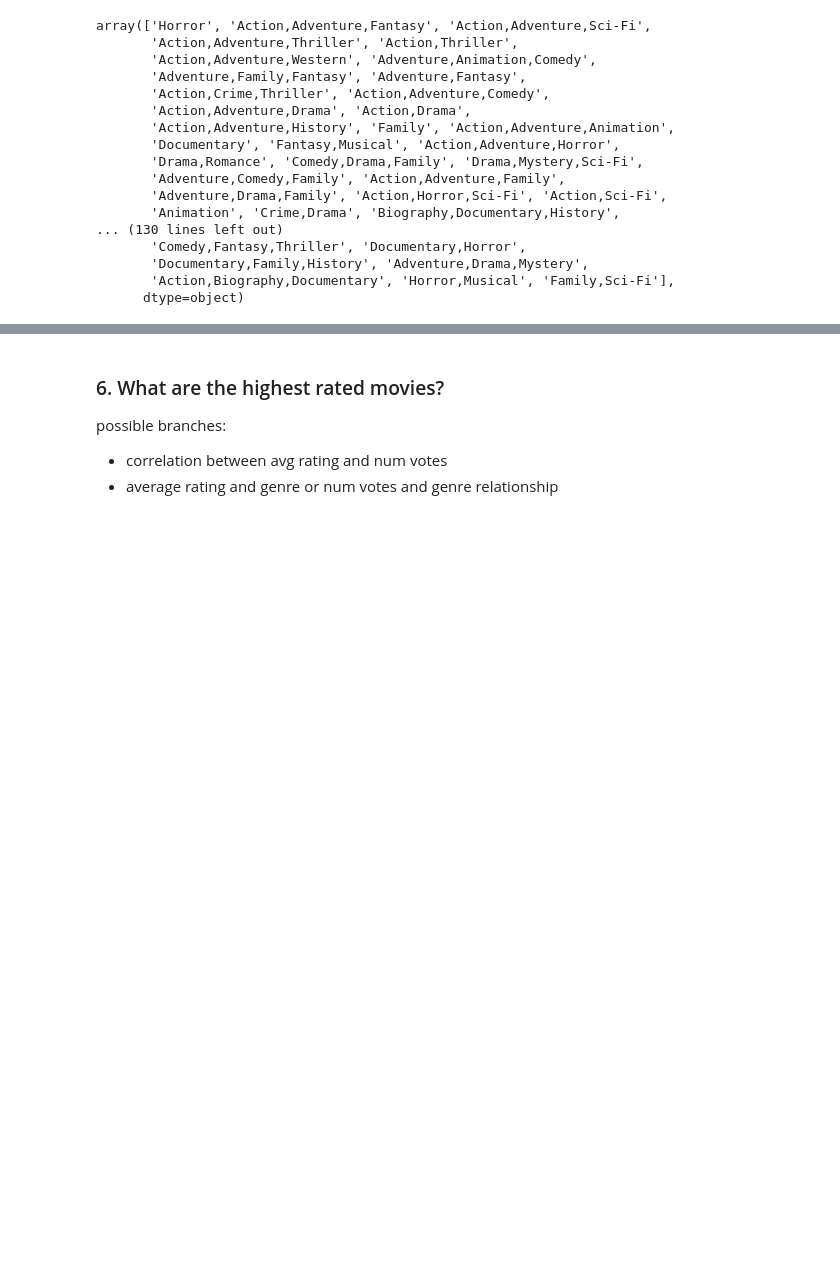
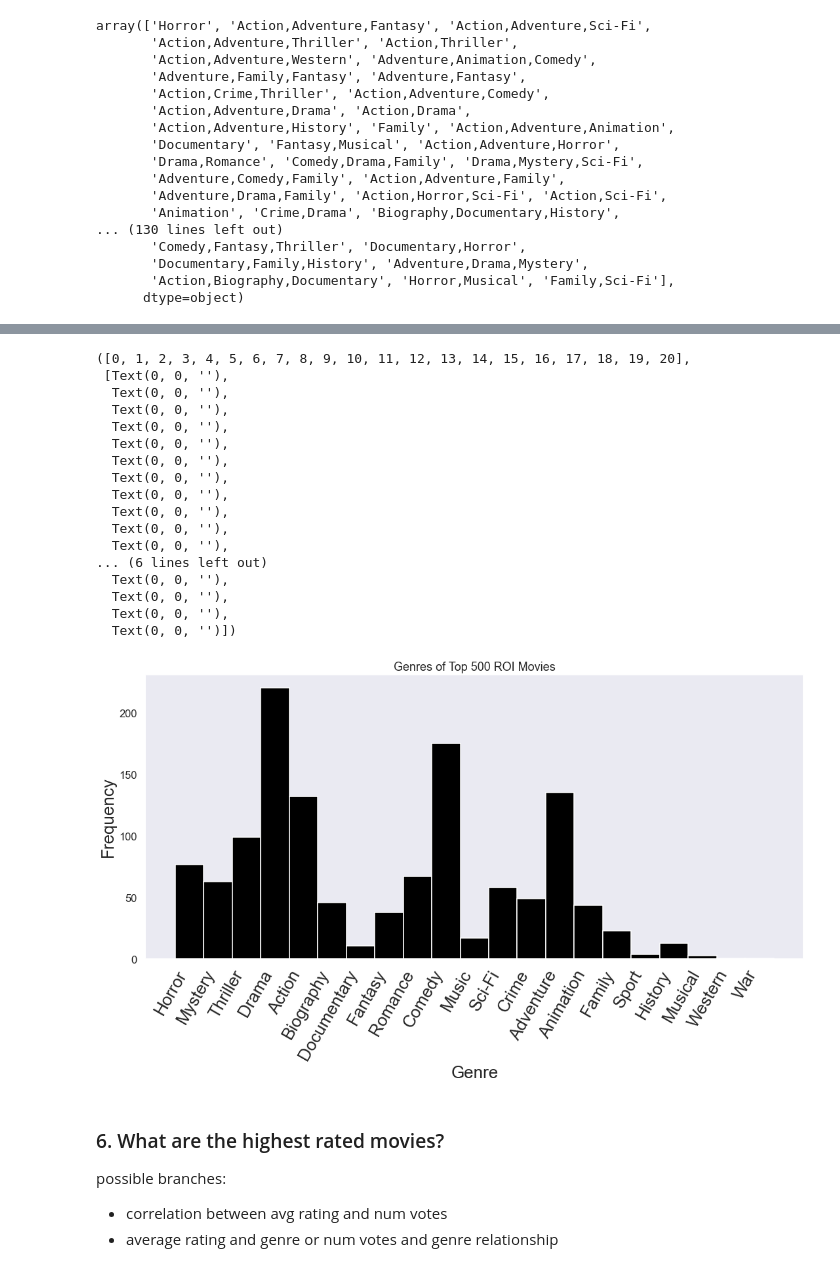
Before and after one commit to hoganbyun/Movie_analysis, a Jupyter notebook: Phase 1 Project Code.ipynb, the cells around one changed output, grey strips where cells are left out. Cells and saved outputs as stored; diff of their text form; code cells hidden in the pictures; blank space fills up the shorter version.

```diff
--- a/Phase 1 Project Code.ipynb
+++ b/Phase 1 Project Code.ipynb
@@ -511,0 +658,4 @@ profit_genres_df[0:15]
+# %%
+sort_roi_genres_df = profit_genres_df.sort_values(by = 'ROI', ascending = False)
+top_roi_genres_df = sort_roi_genres_df.head(500)
+top_roi_genres_df.head()
@@ -511,0 +675,2 @@ profit_genres_df[0:15]
+# %%
+top_roi_genres_df = top_roi_genres_df.drop([796])
@@ -511,0 +681,3 @@ profit_genres_df[0:15]
+# %%
+top_roi_genres_df['genres_split'] = top_roi_genres_df['genres'].map(lambda x: x.split(",") if x else x)
+top_roi_genres_df.head()
@@ -511,0 +691,10 @@ profit_genres_df[0:15]
+# %%
+# get a dictionary of counts of genres for each movie
+roi_genre_dict = {}
+for genre_list in top_roi_genres_df['genres_split']:
+    for genre in genre_list:
+        if genre in roi_genre_dict.keys():
+            roi_genre_dict[genre] += 1
+        else:
+            roi_genre_dict[genre] = 0
+roi_genre_dict
@@ -512,3 +719,40 @@ profit_genres_df[0:15]
+# %%
+# plot
+sns.set_style("dark")
+sns.set_context("talk")
+fig = plt.figure(figsize = (18, 8))
+plt.title('Genres of Top 500 ROI Movies')
+#ax = sns.distplot(data = genre_dict[0:15])
+width = 1.0
+plt.bar(roi_genre_dict.keys(), roi_genre_dict.values(), width, color='black')
+#ax.set(xlabel = 'Average Rating', ylabel = 'Movie')
+plt.xlabel('Genre', fontsize='x-large')
+plt.ylabel('Frequency', fontsize='x-large')
+plt.xticks(
+    rotation=60,
+    fontweight='light',
+    horizontalalignment='right',
+    fontsize='x-large'
+)
+# %% [output]
+([0, 1, 2, 3, 4, 5, 6, 7, 8, 9, 10, 11, 12, 13, 14, 15, 16, 17, 18, 19, 20],
+ [Text(0, 0, ''),
+  Text(0, 0, ''),
+  Text(0, 0, ''),
+  Text(0, 0, ''),
+  Text(0, 0, ''),
+  Text(0, 0, ''),
+  Text(0, 0, ''),
+  Text(0, 0, ''),
+  Text(0, 0, ''),
+  Text(0, 0, ''),
+  Text(0, 0, ''),
+... (6 lines left out)
+  Text(0, 0, ''),
+  Text(0, 0, ''),
+  Text(0, 0, ''),
+  Text(0, 0, '')])
+[figure, added]
 # %% [markdown]
 ### 6. What are the highest rated movies?
 possible branches:
```
Also changed, not shown: parts of 39 cells of this notebook.
